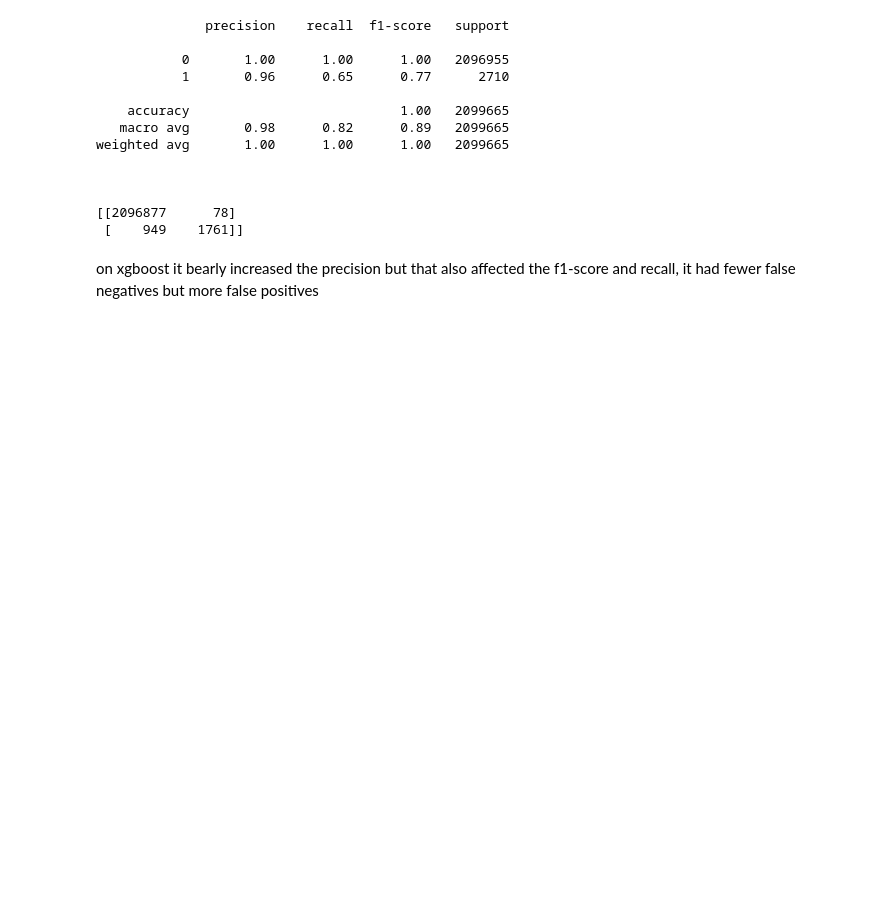
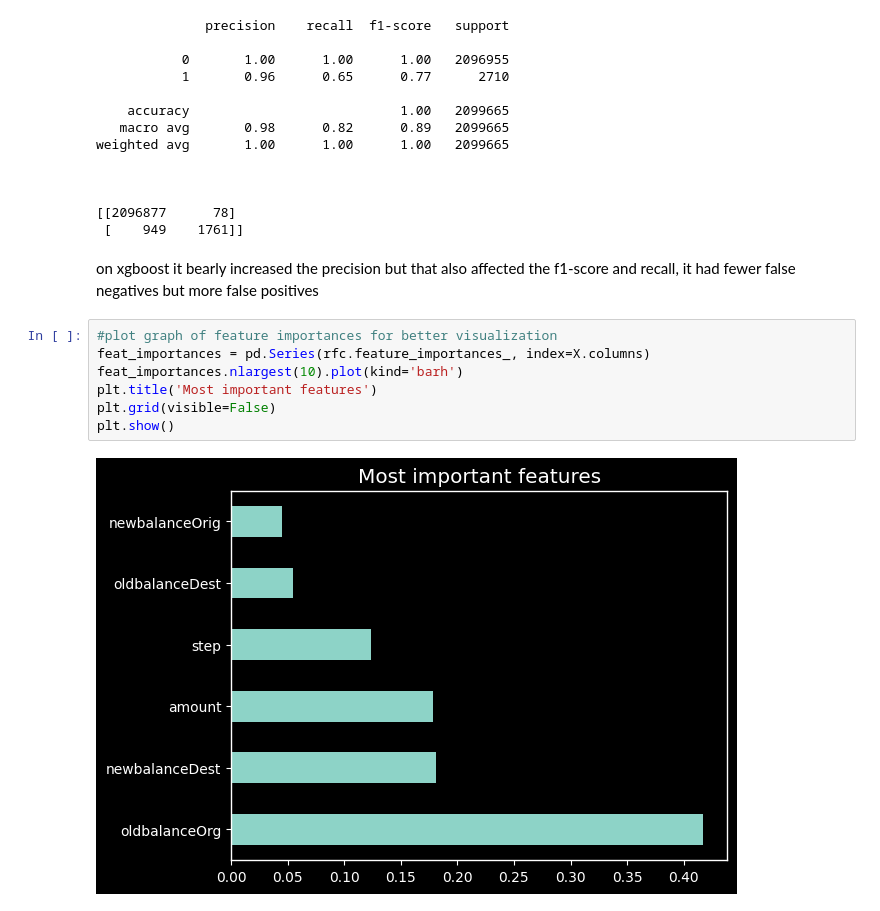
Before and after one commit to bakasheddy/ConCop, a Jupyter notebook: Notebook.ipynb, the cells around one changed output. Saved outputs shown, nothing was run; the diff lists cells and outputs as text; blank space fills up the shorter version.

```diff
--- a/Notebook.ipynb
+++ b/Notebook.ipynb
@@ -266,3 +266,12 @@ weighted avg       1.00      1.00      1.00   2099665
  [    949    1761]]
 # %% [markdown]
 on xgboost it bearly increased the precision but that also affected the f1-score and recall, it had fewer false negatives but more false positives
+# %%
+#plot graph of feature importances for better visualization
+feat_importances = pd.Series(rfc.feature_importances_, index=X.columns)
+feat_importances.nlargest(10).plot(kind='barh')
+plt.title('Most important features')
+plt.grid(visible=False)
+plt.show()
+# %% [output]
+[figure, added]
```
